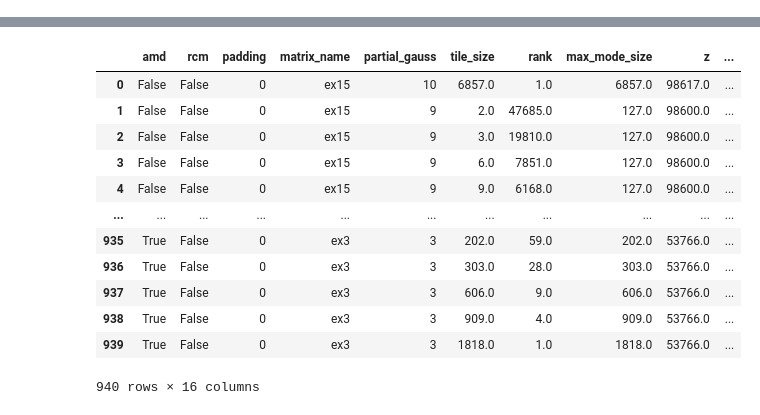
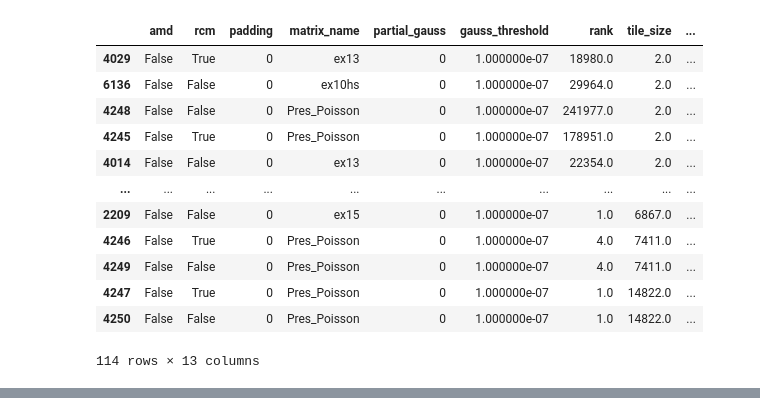
Before and after one commit to cbakos/sparse_tt_decomp_opt, a Jupyter notebook: src/analysis/experiment_data_analysis.ipynb, the cells around one changed output, grey strips where cells are left out. Cells and saved outputs as stored; diff of their text form; code cells hidden in the pictures.

```diff
--- a/src/analysis/experiment_data_analysis.ipynb
+++ b/src/analysis/experiment_data_analysis.ipynb
@@ -132 +132,17 @@ line_plot_padding_tile_size_tt_mals_runtime("Pres_Poisson")
+# %%
+rcm_df
+# %% [output]
+|  | amd | rcm | padding | matrix_name | partial_gauss | gauss_threshold | rank | tile_size | ... |
+| 4029 | False | True | 0 | ex13 | 0 | 1.000000e-07 | 18980.0 | 2.0 | ... |
+| 6136 | False | False | 0 | ex10hs | 0 | 1.000000e-07 | 29964.0 | 2.0 | ... |
+| 4248 | False | False | 0 | Pres_Poisson | 0 | 1.000000e-07 | 241977.0 | 2.0 | ... |
+| 4245 | False | True | 0 | Pres_Poisson | 0 | 1.000000e-07 | 178951.0 | 2.0 | ... |
+| 4014 | False | False | 0 | ex13 | 0 | 1.000000e-07 | 22354.0 | 2.0 | ... |
+| ... | ... | ... | ... | ... | ... | ... | ... | ... | ... |
+| 2209 | False | False | 0 | ex15 | 0 | 1.000000e-07 | 1.0 | 6867.0 | ... |
+| 4246 | False | True | 0 | Pres_Poisson | 0 | 1.000000e-07 | 4.0 | 7411.0 | ... |
+| 4249 | False | False | 0 | Pres_Poisson | 0 | 1.000000e-07 | 4.0 | 7411.0 | ... |
+| 4247 | False | True | 0 | Pres_Poisson | 0 | 1.000000e-07 | 1.0 | 14822.0 | ... |
+| 4250 | False | False | 0 | Pres_Poisson | 0 | 1.000000e-07 | 1.0 | 14822.0 | ... |
+114 rows × 13 columns
 # %%
@@ -154,20 +170,2 @@ fig.write_image("plots/rcm_max_mode_size_vs_max_rank.pdf")
 # %% [output]
 [interactive output not drawn]
-# %%
-# let's look at partial-Gauss before more in depth analysis of variable reordering
-
-df3
-# %% [output]
-|  | amd | rcm | padding | matrix_name | partial_gauss | tile_size | rank | max_mode_size | z | ... |
-| 0 | False | False | 0 | ex15 | 10 | 6857.0 | 1.0 | 6857.0 | 98617.0 | ... |
-| 1 | False | False | 0 | ex15 | 9 | 2.0 | 47685.0 | 127.0 | 98600.0 | ... |
-| 2 | False | False | 0 | ex15 | 9 | 3.0 | 19810.0 | 127.0 | 98600.0 | ... |
-| 3 | False | False | 0 | ex15 | 9 | 6.0 | 7851.0 | 127.0 | 98600.0 | ... |
-| 4 | False | False | 0 | ex15 | 9 | 9.0 | 6168.0 | 127.0 | 98600.0 | ... |
-| ... | ... | ... | ... | ... | ... | ... | ... | ... | ... | ... |
-| 935 | True | False | 0 | ex3 | 3 | 202.0 | 59.0 | 202.0 | 53766.0 | ... |
-| 936 | True | False | 0 | ex3 | 3 | 303.0 | 28.0 | 303.0 | 53766.0 | ... |
-| 937 | True | False | 0 | ex3 | 3 | 606.0 | 9.0 | 606.0 | 53766.0 | ... |
-| 938 | True | False | 0 | ex3 | 3 | 909.0 | 4.0 | 909.0 | 53766.0 | ... |
-| 939 | True | False | 0 | ex3 | 3 | 1818.0 | 1.0 | 1818.0 | 53766.0 | ... |
-940 rows × 16 columns
```
Also changed, not shown: parts of 21 cells of this notebook, 4 other files.
